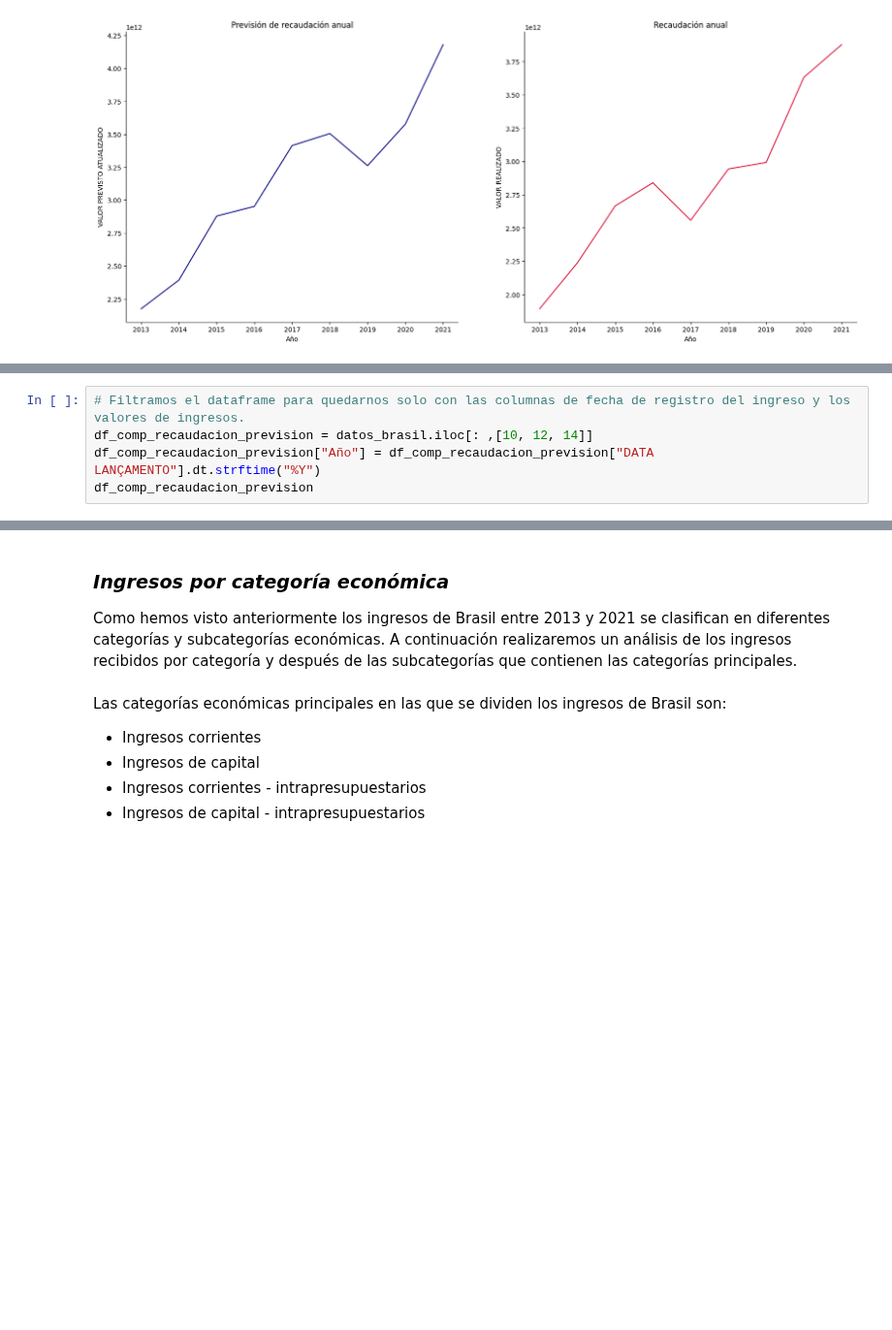
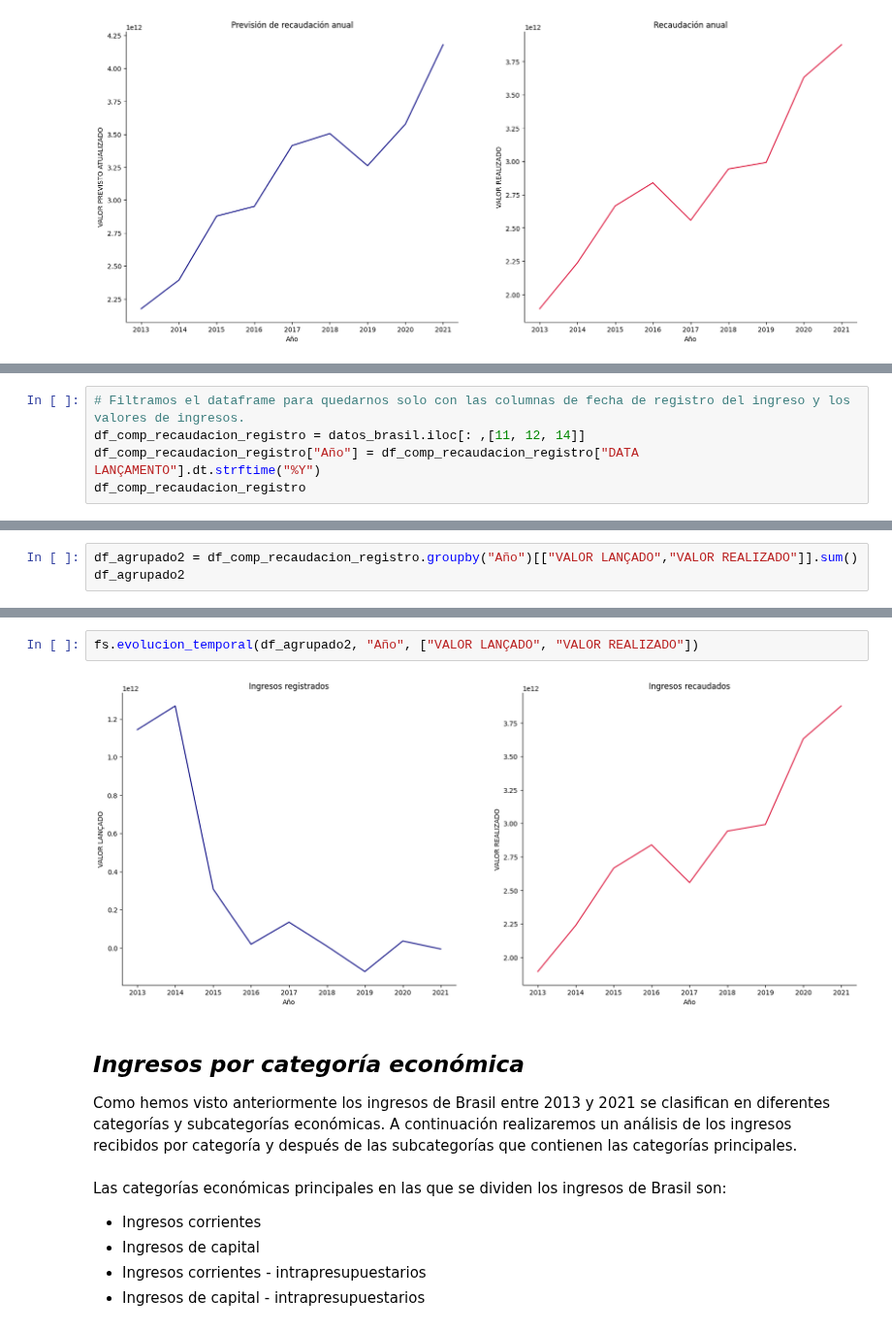
Before and after one commit to Gabijc/Proyecto2-Insights-Brasil, a Jupyter notebook: Análisis_categorías.ipynb, the cells around one changed output, grey strips where cells are left out. Shown at 97% size. Cells and saved outputs as stored; diff of their text form; blank space fills up the shorter version.

Commit message:
Gráficos temporales hechoos

```diff
--- a/Análisis_categorías.ipynb
+++ b/Análisis_categorías.ipynb
@@ -82,5 +81,5 @@ fs.evolucion_temporal(df_agrupado, "Año", ["VALOR PREVISTO ATUALIZADO", "VALOR
 # %%
 # Filtramos el dataframe para quedarnos solo con las columnas de fecha de registro del ingreso y los valores de ingresos.
-df_comp_recaudacion_prevision = datos_brasil.iloc[: ,[10, 12, 14]]
-df_comp_recaudacion_prevision["Año"] = df_comp_recaudacion_prevision["DATA LANÇAMENTO"].dt.strftime("%Y")
-df_comp_recaudacion_prevision
+df_comp_recaudacion_registro = datos_brasil.iloc[: ,[11, 12, 14]]
+df_comp_recaudacion_registro["Año"] = df_comp_recaudacion_registro["DATA LANÇAMENTO"].dt.strftime("%Y")
+df_comp_recaudacion_registro
@@ -86,0 +105,3 @@ df_comp_recaudacion_prevision
+# %%
+df_agrupado2 = df_comp_recaudacion_registro.groupby("Año")[["VALOR LANÇADO","VALOR REALIZADO"]].sum()
+df_agrupado2
@@ -87,5 +120,9 @@ df_comp_recaudacion_prevision
+# %%
+fs.evolucion_temporal(df_agrupado2, "Año", ["VALOR LANÇADO", "VALOR REALIZADO"])
+# %% [output]
+[figure, added]
 # %% [markdown]
-### *Ingresos por categoría económica*
+## *Ingresos por categoría económica*
 
 Como hemos visto anteriormente los ingresos de Brasil entre 2013 y 2021 se clasifican en diferentes categorías y subcategorías económicas. A continuación realizaremos un análisis de los ingresos recibidos por categoría y después de las subcategorías que contienen las categorías principales.
 # %% [markdown]
```
Also changed, not shown: parts of 4 cells of this notebook.
